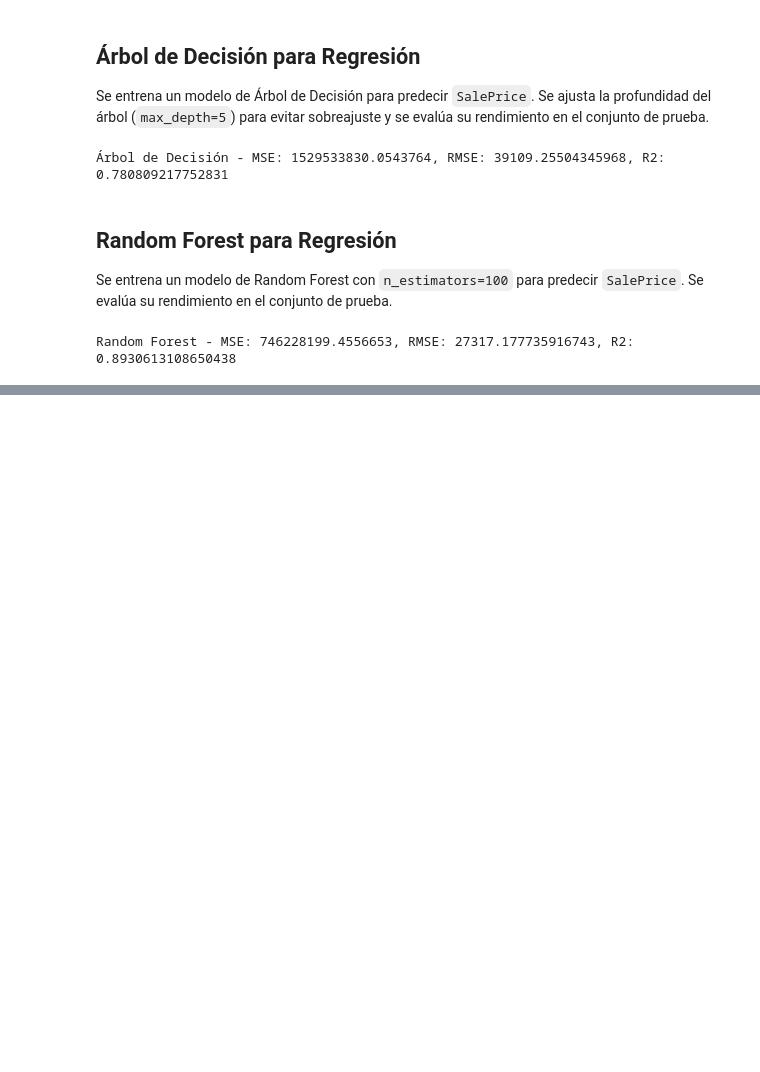
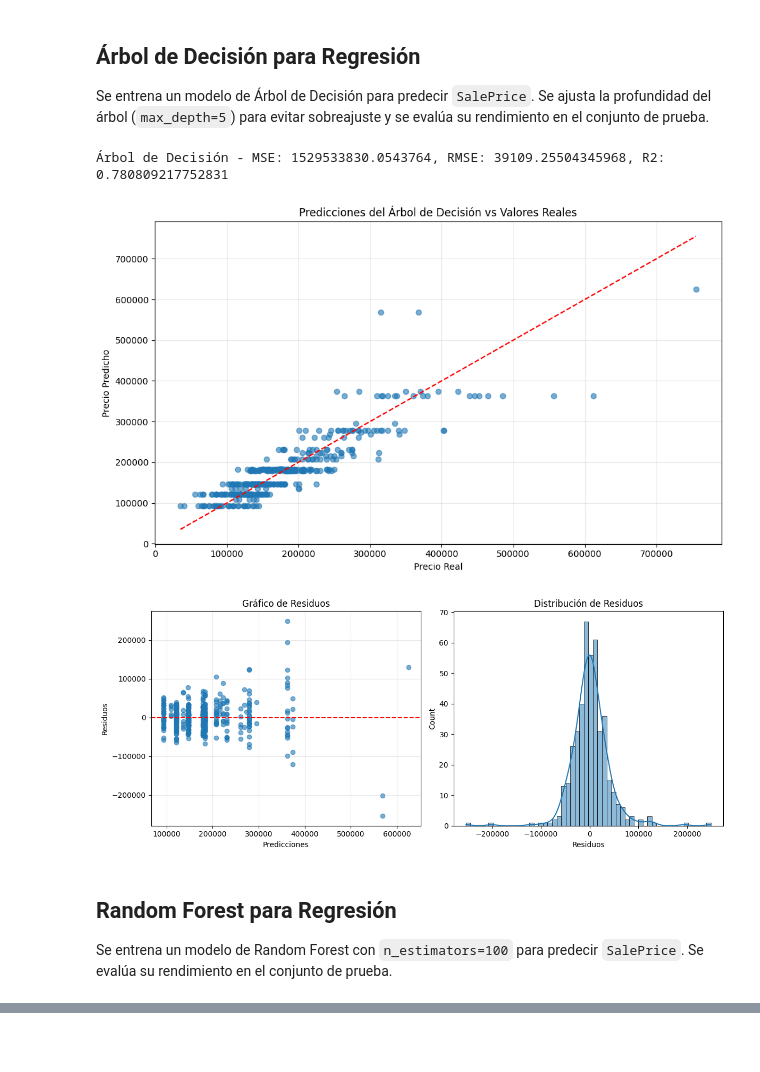
Before and after one commit to Diegoval-Dev/DM-HDT5, a Jupyter notebook: Bayes.ipynb, the cells around one changed output, grey strips where cells are left out. Saved outputs shown, nothing was run; the diff lists cells and outputs as text; code cells hidden in the pictures; blank space fills up the shorter version.

Commit message:
feat: add visualization to recap data

```diff
--- a/Bayes.ipynb
+++ b/Bayes.ipynb
@@ -181,35 +181,53 @@ X_test_scaled = scaler.transform(X_test)
 ## Árbol de Decisión para Regresión
 
 Se entrena un modelo de Árbol de Decisión para predecir `SalePrice`. Se ajusta la profundidad del árbol (`max_depth=5`) para evitar sobreajuste y se evalúa su rendimiento en el conjunto de prueba.
-# %%
-
-tree_model = DecisionTreeRegressor(max_depth=5, random_state=42)
-tree_model.fit(X_train_scaled, y_train)
-
-y_pred_tree = tree_model.predict(X_test_scaled)
-
-mse_tree = mean_squared_error(y_test, y_pred_tree)
-rmse_tree = mse_tree ** 0.5
-r2_tree = r2_score(y_test, y_pred_tree)
-
-print(f"Árbol de Decisión - MSE: {mse_tree}, RMSE: {rmse_tree}, R2: {r2_tree}")
-# %% [output]
-Árbol de Decisión - MSE: 1529533830.0543764, RMSE: 39109.25504345968, R2: 0.780809217752831
+# %%
+tree_model = DecisionTreeRegressor(max_depth=5, random_state=42)
+tree_model.fit(X_train_scaled, y_train)
+
+y_pred_tree = tree_model.predict(X_test_scaled)
+
+mse_tree = mean_squared_error(y_test, y_pred_tree)
+rmse_tree = mse_tree ** 0.5
+r2_tree = r2_score(y_test, y_pred_tree)
+
+print(f"Árbol de Decisión - MSE: {mse_tree}, RMSE: {rmse_tree}, R2: {r2_tree}")
+
+# Visualizar las predicciones vs valores reales
+plt.figure(figsize=(10, 6))
+plt.scatter(y_test, y_pred_tree, alpha=0.6)
+plt.plot([y_test.min(), y_test.max()], [y_test.min(), y_test.max()], 'r--')
+plt.xlabel('Precio Real')
+plt.ylabel('Precio Predicho')
+plt.title('Predicciones del Árbol de Decisión vs Valores Reales')
+plt.grid(True, alpha=0.3)
+plt.tight_layout()
+plt.show()
+
+# Visualizar los residuos
+residuos = y_test - y_pred_tree
+plt.figure(figsize=(12, 5))
+
+plt.subplot(1, 2, 1)
+plt.scatter(y_pred_tree, residuos, alpha=0.6)
+plt.axhline(y=0, color='r', linestyle='--')
+plt.xlabel('Predicciones')
+plt.ylabel('Residuos')
+plt.title('Gráfico de Residuos')
+plt.grid(True, alpha=0.3)
+
+plt.subplot(1, 2, 2)
+sns.histplot(residuos, kde=True)
+plt.xlabel('Residuos')
+plt.title('Distribución de Residuos')
+
+plt.tight_layout()
+plt.show()
+# %% [output]
+Árbol de Decisión - MSE: 1529533830.0543764, RMSE: 39109.25504345968, R2: 0.780809217752831
+[figure, added]
+[figure, added]
 # %% [markdown]
 ## Random Forest para Regresión
 
 Se entrena un modelo de Random Forest con `n_estimators=100` para predecir `SalePrice`. Se evalúa su rendimiento en el conjunto de prueba.
-# %%
-
-rf_model = RandomForestRegressor(n_estimators=100, random_state=42)
-rf_model.fit(X_train_scaled, y_train)
-
-y_pred_rf = rf_model.predict(X_test_scaled)
-
-mse_rf = mean_squared_error(y_test, y_pred_rf)
-rmse_rf = mse_rf ** 0.5
-r2_rf = r2_score(y_test, y_pred_rf)
-
-print(f"Random Forest - MSE: {mse_rf}, RMSE: {rmse_rf}, R2: {r2_rf}")
-# %% [output]
-Random Forest - MSE: 746228199.4556653, RMSE: 27317.177735916743, R2: 0.8930613108650438
```
Also changed, not shown: parts of 2 cells of this notebook.
